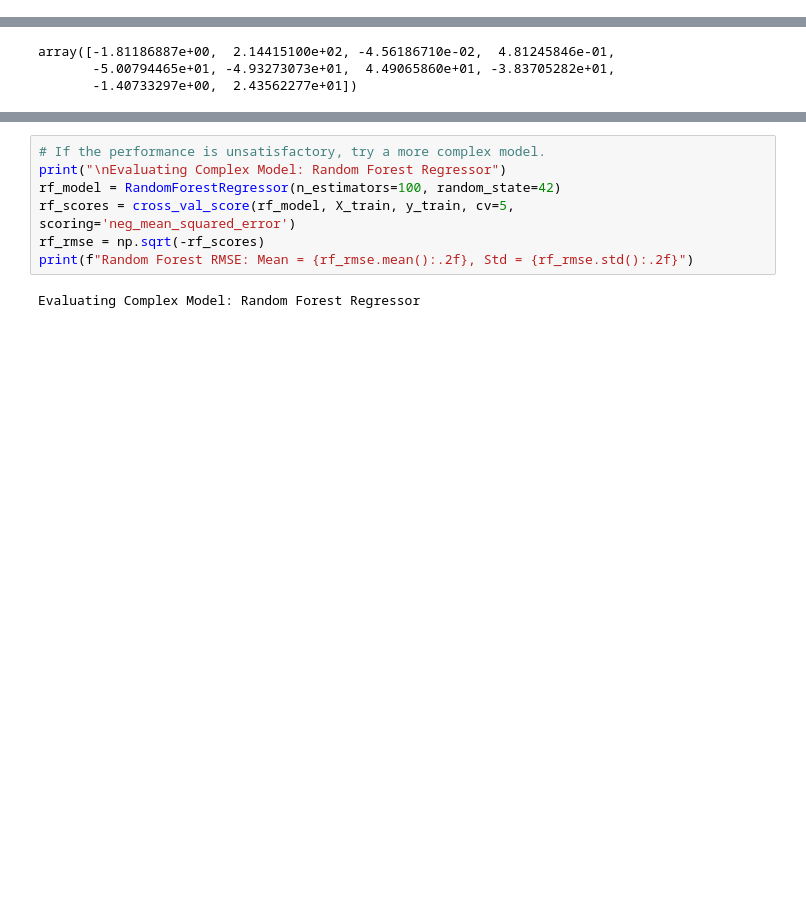
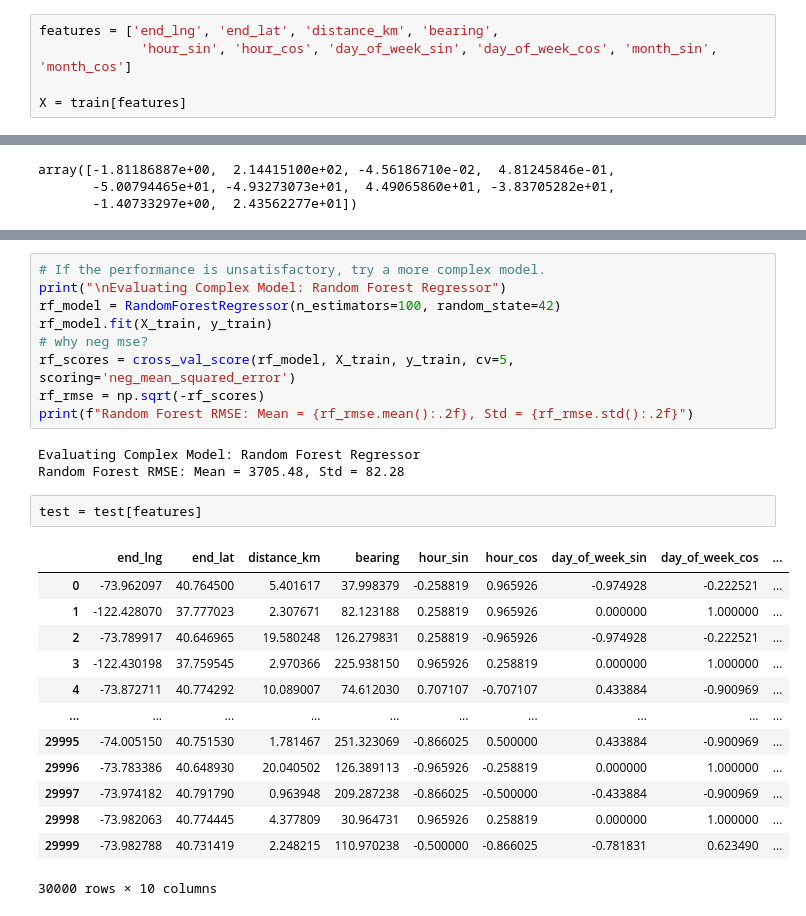
Before and after one commit to APeFerreira/TripDurationPredictor, a Jupyter notebook: solution.ipynb, the cells around one changed output, grey strips where cells are left out. Drawn from its saved outputs; the diff is of its cells as text; blank space fills up the shorter version.

Commit message:
model selection considerations

```diff
--- a/solution.ipynb
+++ b/solution.ipynb
@@ -480 +500,6 @@ X = X.drop(columns=['start_lng', 'start_lat'])
+# %%
+features = ['end_lng', 'end_lat', 'distance_km', 'bearing',
+             'hour_sin', 'hour_cos', 'day_of_week_sin', 'day_of_week_cos', 'month_sin', 'month_cos']
+
+X = train[features]
 # %%
@@ -536,8 +584,27 @@ array([-1.81186887e+00,  2.14415100e+02, -4.56186710e-02,  4.81245846e-01,
 # If the performance is unsatisfactory, try a more complex model.
 print("\nEvaluating Complex Model: Random Forest Regressor")
 rf_model = RandomForestRegressor(n_estimators=100, random_state=42)
+rf_model.fit(X_train, y_train)
+# why neg mse?
 rf_scores = cross_val_score(rf_model, X_train, y_train, cv=5, scoring='neg_mean_squared_error')
 rf_rmse = np.sqrt(-rf_scores)
 print(f"Random Forest RMSE: Mean = {rf_rmse.mean():.2f}, Std = {rf_rmse.std():.2f}")
 # %% [output]
 Evaluating Complex Model: Random Forest Regressor
+Random Forest RMSE: Mean = 3705.48, Std = 82.28
+# %%
+test = test[features]
+# %% [output]
+|  | end_lng | end_lat | distance_km | bearing | hour_sin | hour_cos | day_of_week_sin | day_of_week_cos | ... |
+| 0 | -73.962097 | 40.764500 | 5.401617 | 37.998379 | -0.258819 | 0.965926 | -0.974928 | -0.222521 | ... |
+| 1 | -122.428070 | 37.777023 | 2.307671 | 82.123188 | 0.258819 | 0.965926 | 0.000000 | 1.000000 | ... |
+| 2 | -73.789917 | 40.646965 | 19.580248 | 126.279831 | 0.258819 | -0.965926 | -0.974928 | -0.222521 | ... |
+| 3 | -122.430198 | 37.759545 | 2.970366 | 225.938150 | 0.965926 | 0.258819 | 0.000000 | 1.000000 | ... |
+| 4 | -73.872711 | 40.774292 | 10.089007 | 74.612030 | 0.707107 | -0.707107 | 0.433884 | -0.900969 | ... |
+| ... | ... | ... | ... | ... | ... | ... | ... | ... | ... |
+| 29995 | -74.005150 | 40.751530 | 1.781467 | 251.323069 | -0.866025 | 0.500000 | 0.433884 | -0.900969 | ... |
+| 29996 | -73.783386 | 40.648930 | 20.040502 | 126.389113 | -0.965926 | -0.258819 | 0.000000 | 1.000000 | ... |
+| 29997 | -73.974182 | 40.791790 | 0.963948 | 209.287238 | -0.866025 | -0.500000 | -0.433884 | -0.900969 | ... |
+| 29998 | -73.982063 | 40.774445 | 4.377809 | 30.964731 | 0.965926 | 0.258819 | 0.000000 | 1.000000 | ... |
+| 29999 | -73.982788 | 40.731419 | 2.248215 | 110.970238 | -0.500000 | -0.866025 | -0.781831 | 0.623490 | ... |
+30000 rows × 10 columns
```
Also changed, not shown: parts of 19 cells of this notebook, 1 other file.
